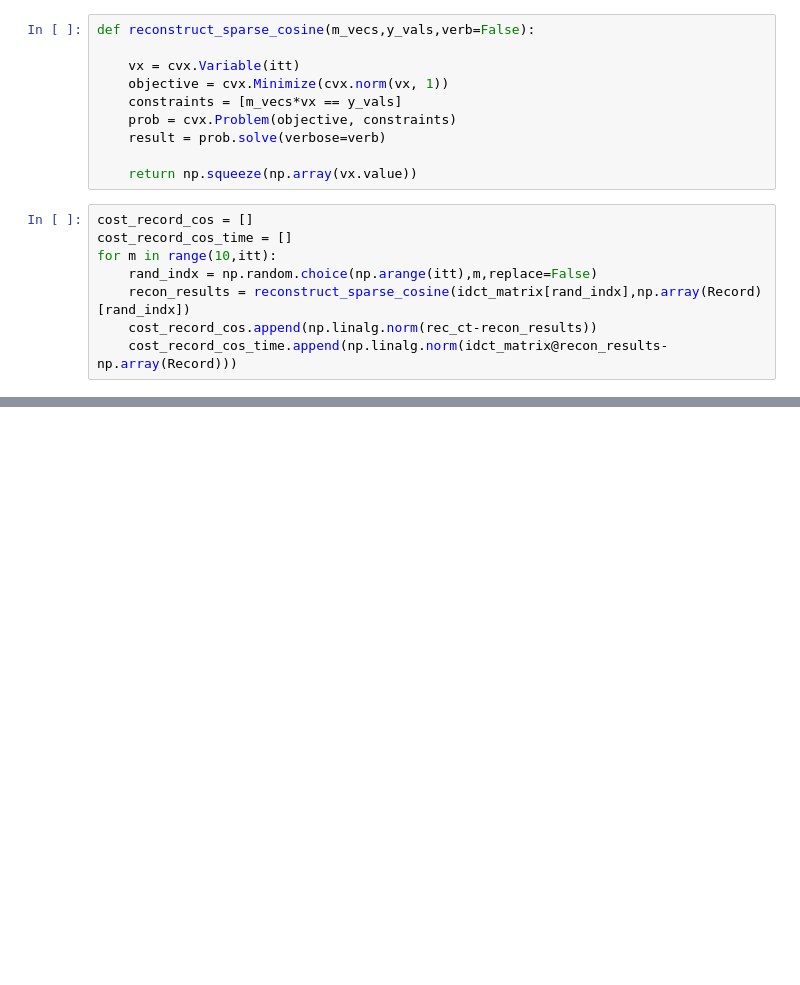
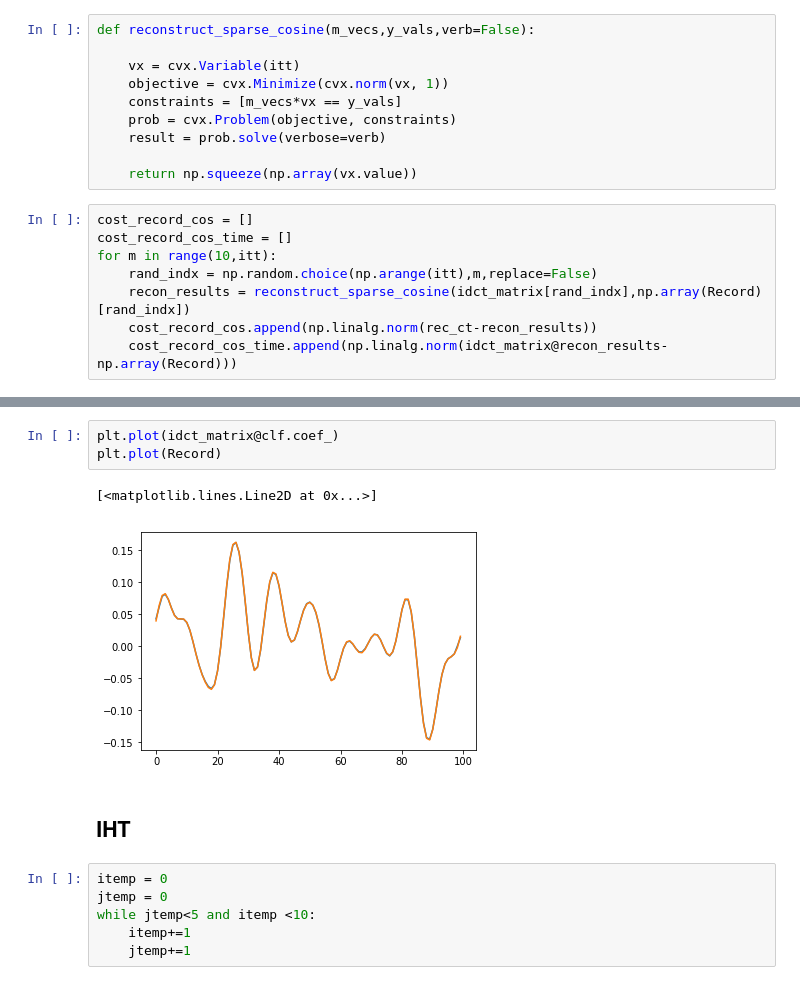
Before and after one commit to ikim-quantum/optimization_sparse, a Jupyter notebook: ceo.ipynb, the cells around one changed output, grey strips where cells are left out. Cells and saved outputs as stored; diff of their text form; blank space fills up the shorter version.

```diff
--- a/ceo.ipynb
+++ b/ceo.ipynb
@@ -274,0 +300,14 @@ plt.legend()
+# %%
+plt.plot(idct_matrix@clf.coef_)
+plt.plot(Record)
+# %% [output]
+[<matplotlib.lines.Line2D at 0x...>]
+[figure, added]
+# %% [markdown]
+## IHT
+# %%
+itemp = 0
+jtemp = 0
+while jtemp<5 and itemp <10:
+    itemp+=1
+    jtemp+=1
```
Also changed, not shown: parts of 14 cells of this notebook.
